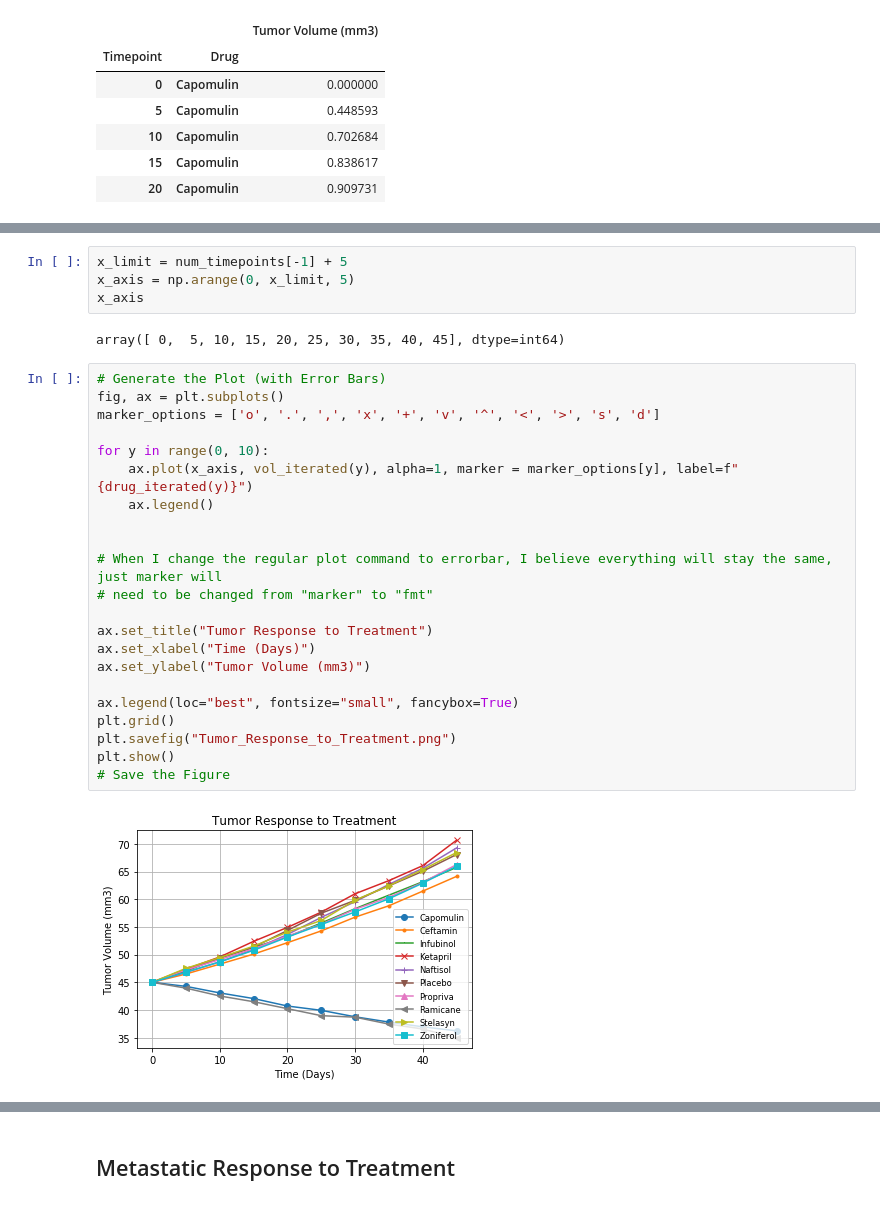
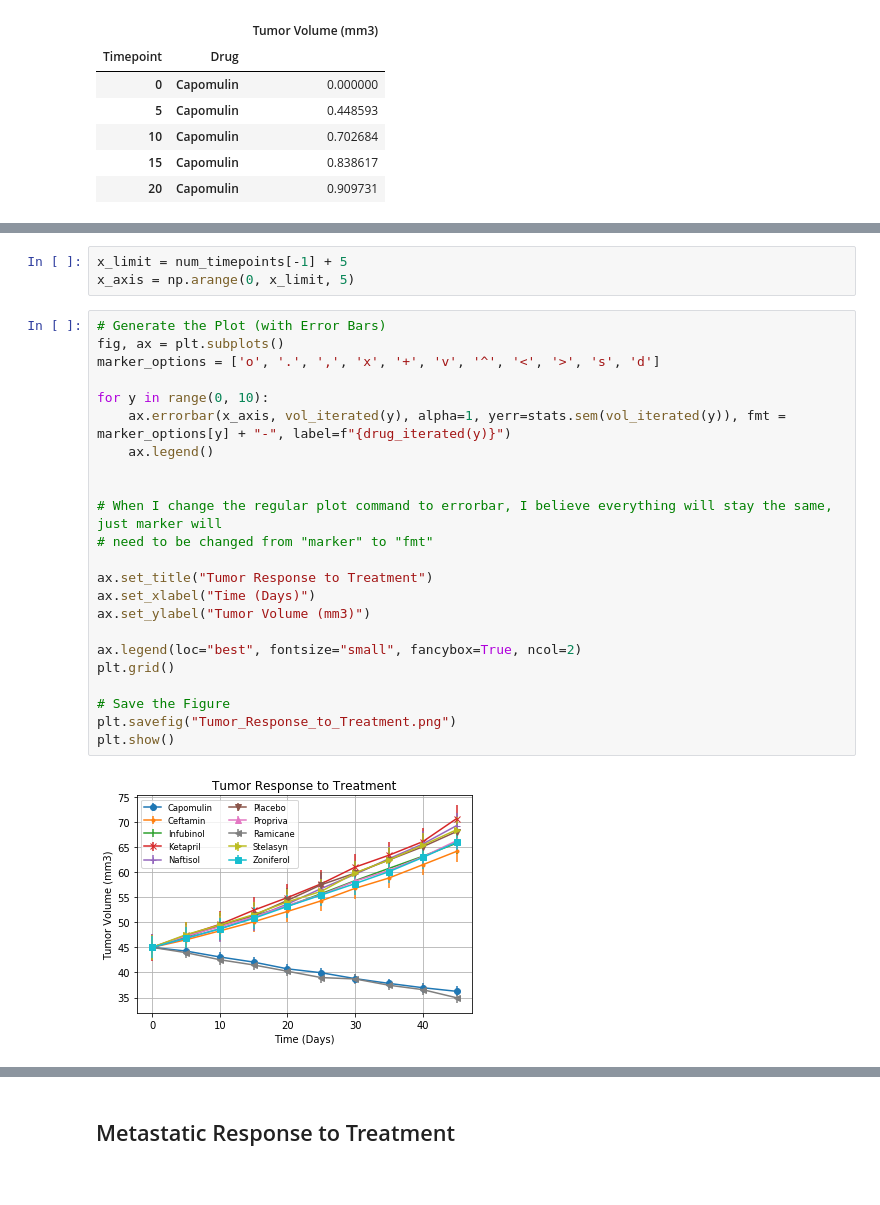
Before and after one commit to mdsmith577/Matplotlib_Homework, a Jupyter notebook: pymaceuticals.ipynb, the cells around one changed output, grey strips where cells are left out. Cells and saved outputs as stored; diff of their text form.

Commit message:
Fixed legend overlap problem, added error bars to plot using yerr

```diff
--- a/pymaceuticals.ipynb
+++ b/pymaceuticals.ipynb
@@ -139,30 +137,28 @@ drug_name
 # %%
 x_limit = num_timepoints[-1] + 5
 x_axis = np.arange(0, x_limit, 5)
-x_axis
-# %% [output]
-array([ 0,  5, 10, 15, 20, 25, 30, 35, 40, 45], dtype=int64)
 # %%
 # Generate the Plot (with Error Bars)
 fig, ax = plt.subplots()
 marker_options = ['o', '.', ',', 'x', '+', 'v', '^', '<', '>', 's', 'd']
 
 for y in range(0, 10):
-    ax.plot(x_axis, vol_iterated(y), alpha=1, marker = marker_options[y], label=f"{drug_iterated(y)}")
+    ax.errorbar(x_axis, vol_iterated(y), alpha=1, yerr=stats.sem(vol_iterated(y)), fmt = marker_options[y] + "-", label=f"{drug_iterated(y)}")
     ax.legend()
 
 
 # When I change the regular plot command to errorbar, I believe everything will stay the same, just marker will
 # need to be changed from "marker" to "fmt"
 
 ax.set_title("Tumor Response to Treatment")
 ax.set_xlabel("Time (Days)")
 ax.set_ylabel("Tumor Volume (mm3)")
 
-ax.legend(loc="best", fontsize="small", fancybox=True)
+ax.legend(loc="best", fontsize="small", fancybox=True, ncol=2)
 plt.grid()
+
+# Save the Figure
 plt.savefig("Tumor_Response_to_Treatment.png")
 plt.show()
-# Save the Figure
 # %% [output]
-[figure, old version]
+[figure, new version]
```
Also changed, not shown: parts of 3 cells of this notebook.
